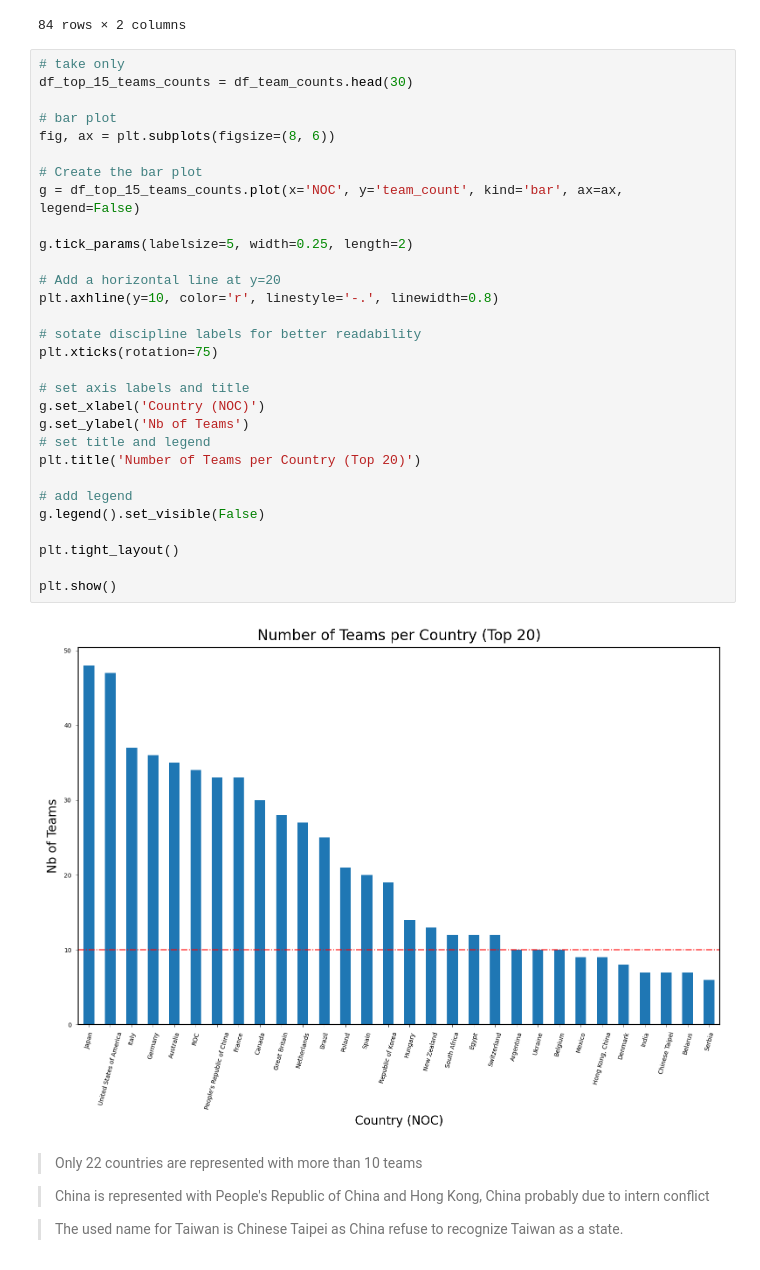
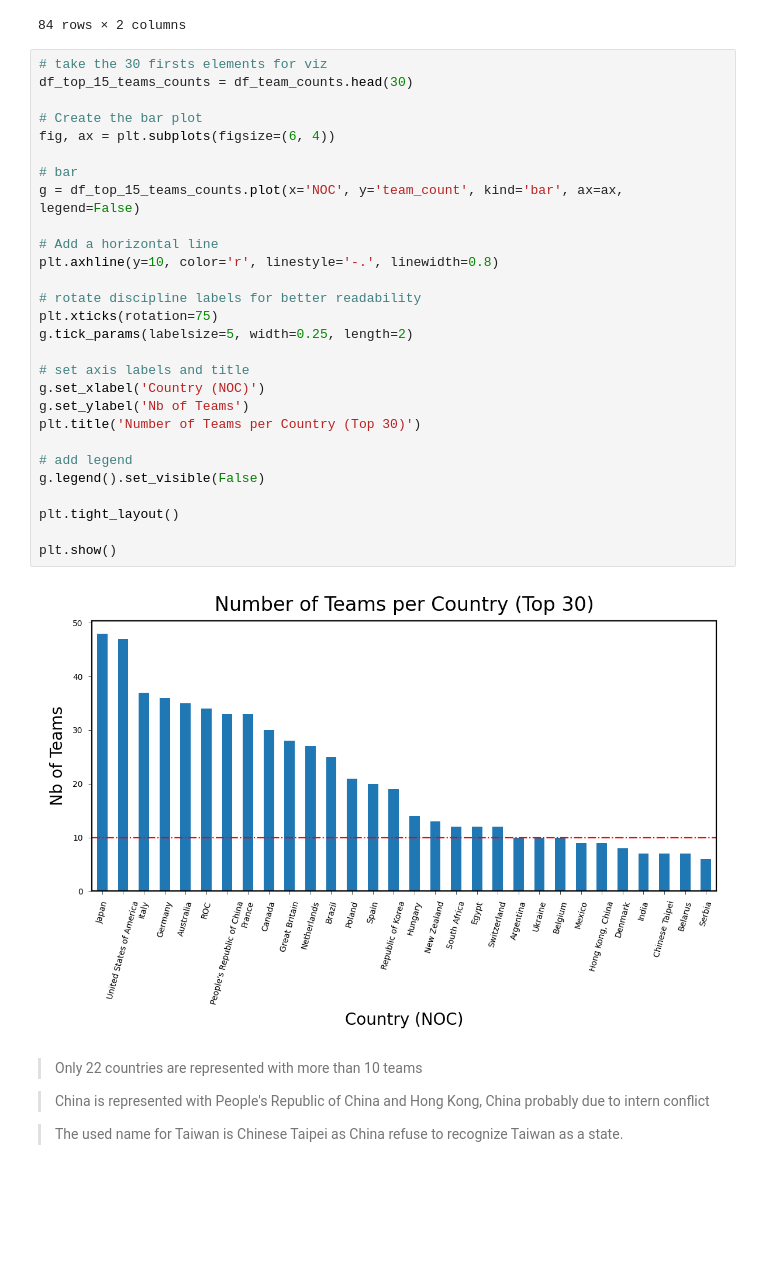
Before and after one commit to levisantn/olympics_tokyo, a Jupyter notebook: olympics_tokyo.ipynb, the cells around one changed output. Cells and saved outputs as stored; diff of their text form; blank space fills up the shorter version.

```diff
--- a/olympics_tokyo.ipynb
+++ b/olympics_tokyo.ipynb
@@ -326,37 +342,35 @@ df_team_counts
 | 83 | Zambia | 1 |
 84 rows × 2 columns
 # %%
-# take only
+# take the 30 firsts elements for viz
 df_top_15_teams_counts = df_team_counts.head(30)
 
-# bar plot
-fig, ax = plt.subplots(figsize=(8, 6))
+# Create the bar plot
+fig, ax = plt.subplots(figsize=(6, 4))
 
-# Create the bar plot
+# bar
 g = df_top_15_teams_counts.plot(x='NOC', y='team_count', kind='bar', ax=ax, legend=False)
 
-g.tick_params(labelsize=5, width=0.25, length=2)
-
-# Add a horizontal line at y=20
+# Add a horizontal line
 plt.axhline(y=10, color='r', linestyle='-.', linewidth=0.8)
 
-# sotate discipline labels for better readability
+# rotate discipline labels for better readability
 plt.xticks(rotation=75)
+g.tick_params(labelsize=5, width=0.25, length=2)
 
 # set axis labels and title
 g.set_xlabel('Country (NOC)')
 g.set_ylabel('Nb of Teams')
-# set title and legend
-plt.title('Number of Teams per Country (Top 20)')
+plt.title('Number of Teams per Country (Top 30)')
 
 # add legend
 g.legend().set_visible(False)
 
 plt.tight_layout()
 
 plt.show()
 # %% [output]
-[figure, old version]
+[figure, new version]
 # %% [markdown]
 >Only 22 countries are represented with more than 10 teams
 
```
Also changed, not shown: parts of 31 cells of this notebook.
